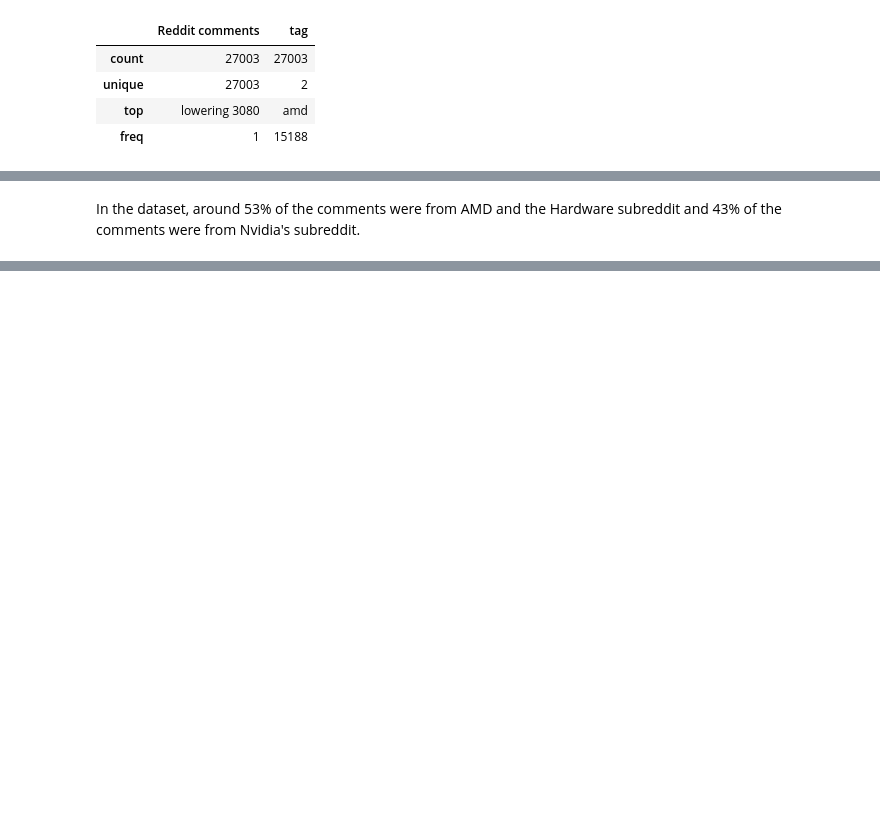
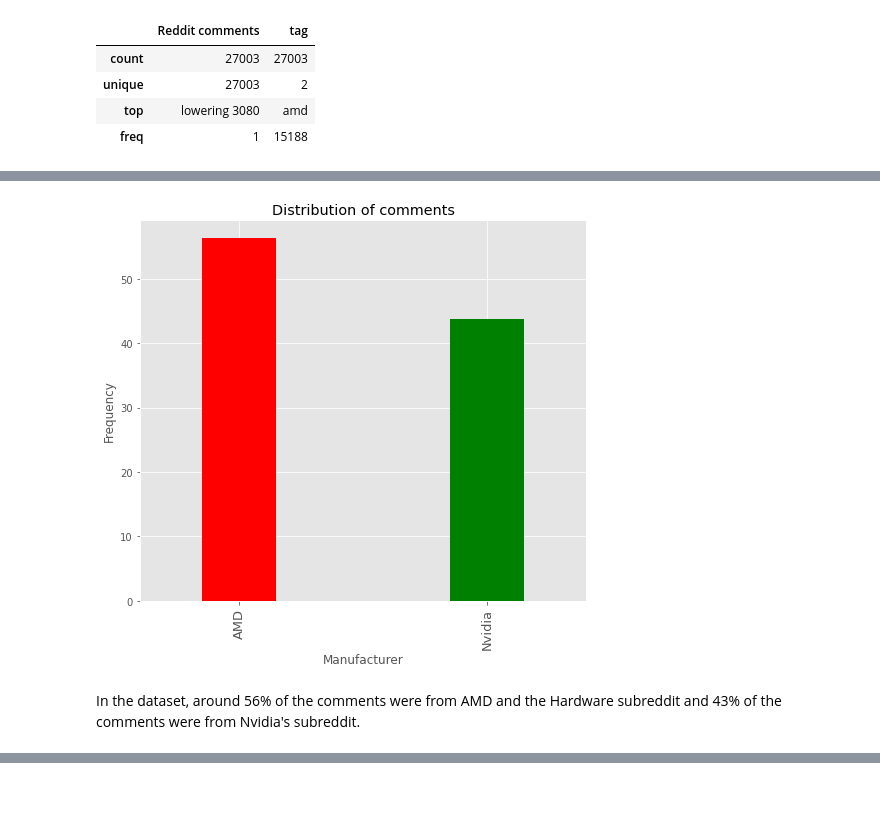
Before and after one commit to kumereshN/dsiprojects, a Jupyter notebook: capstone/01_Capstone_Data_Extraction_Reddit.ipynb, the cells around one changed output, grey strips where cells are left out. Saved outputs shown, nothing was run; the diff lists cells and outputs as text; code cells hidden in the pictures; blank space fills up the shorter version.

```diff
--- a/capstone/01_Capstone_Data_Extraction_Reddit.ipynb
+++ b/capstone/01_Capstone_Data_Extraction_Reddit.ipynb
@@ -430,11 +438,14 @@ GPU_df['tag'].value_counts(normalize=True) * 100
 # %%
 (GPU_df['tag'].value_counts(normalize=True) * 100).plot(kind='bar',
                                                         title='Distribution of comments',
-                                                        figsize=(11,7),
+                                                        figsize=(8,7),
                                                         xlabel = 'Manufacturer',
                                                        ylabel='Frequency',
-                                                       color = ['red','green'])
+                                                       color = ['red','green'],
+                                                       width=0.3)
 
 plt.xticks(np.arange(2), ['AMD', 'Nvidia'],fontsize=13);
+# %% [output]
+[figure, added]
 # %% [markdown]
-In the dataset, around 53% of the comments were from AMD and the Hardware subreddit and 43% of the comments were from Nvidia's subreddit.
+In the dataset, around 56% of the comments were from AMD and the Hardware subreddit and 43% of the comments were from Nvidia's subreddit.
```
Also changed, not shown: parts of 14 cells of this notebook.
